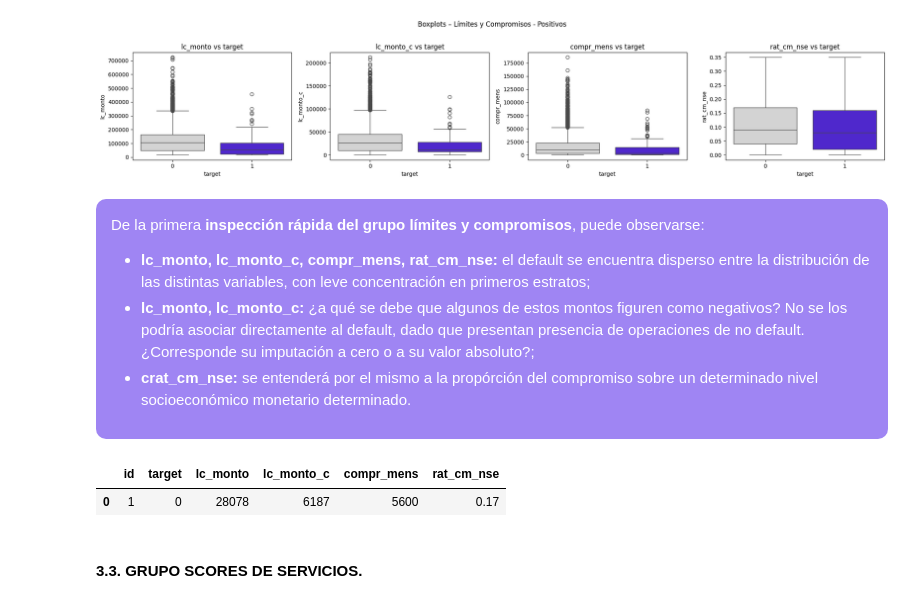
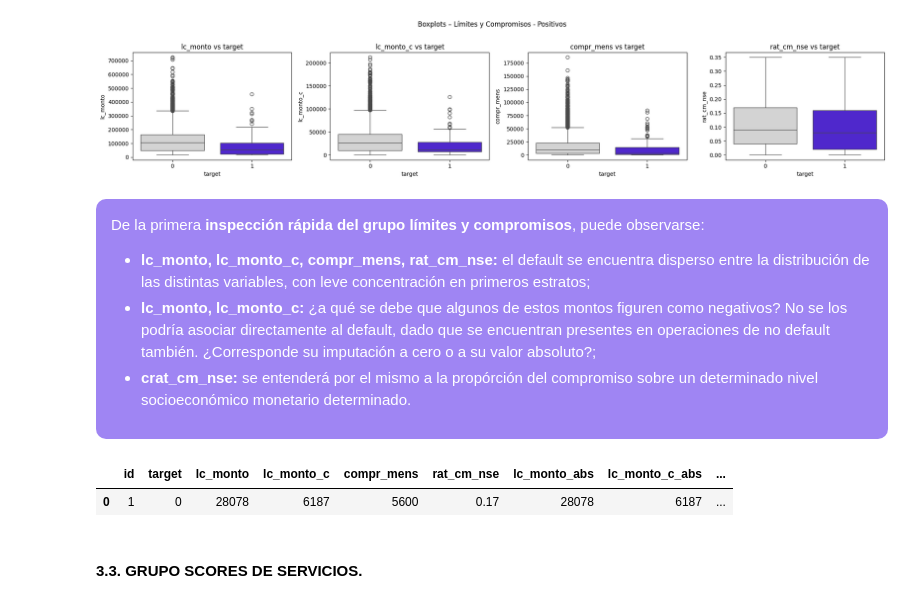
Before and after one commit to DavidGuzzi/Python-Projects, a Jupyter notebook: temporal/new/PersonalPay_DG.ipynb, the cells around one changed output. Saved outputs shown, nothing was run; the diff lists cells and outputs as text; code cells hidden in the pictures.

```diff
--- a/temporal/new/PersonalPay_DG.ipynb
+++ b/temporal/new/PersonalPay_DG.ipynb
@@ -369,10 +364,10 @@ GROUPS = {
         'pre_pre_sldo','pre_hip_sldo', 'pre_per_sldo', 'pre_otr_sldo', 'descub_mto'
     ],
     'rc': [
-        'rc_vg_6m','rc_vg_3m','rc_vg','rc_vg_fcap1','rc_vg_fcap2','rc_vg_fcap3'
+        'rc_vg', 'rc_vg_3m','rc_vg_6m','rc_vg_fcap1','rc_vg_fcap2','rc_vg_fcap3'
     ],
     'rf': [
-        'rf_vg_6m','rf_vg_3m','rf_vg','rf_vg_fcap1','rf_vg_fcap2'
+        'rf_vg', 'rf_vg_3m','rf_vg_6m','rf_vg_fcap1','rf_vg_fcap2'
     ],
     'laboral_afip': [
         'es_empleado','es_jubilado','es_pensionado','es_monotrib','es_autonomo',
@@ -570,19 +582,24 @@ plot_boxplots(df_limites_compromisos_p, gname='Límites y Compromisos - Positivo
 De la primera **inspección rápida del grupo límites y compromisos**, puede observarse:
 
 - **lc_monto, lc_monto_c, compr_mens, rat_cm_nse:** el default se encuentra disperso entre la distribución de las distintas variables, con leve concentración en primeros estratos;
-- **lc_monto, lc_monto_c:** ¿a qué se debe que algunos de estos montos figuren como negativos? No se los podría asociar directamente al default, dado que presentan presencia de operaciones de no default. ¿Corresponde su imputación a cero o a su valor absoluto?;
+- **lc_monto, lc_monto_c:** ¿a qué se debe que algunos de estos montos figuren como negativos? No se los podría asociar directamente al default, dado que se encuentran presentes en operaciones de no default también. ¿Corresponde su imputación a cero o a su valor absoluto?;
 - **crat_cm_nse:** se entenderá por el mismo a la propórción del compromiso sobre un determinado nivel socioeconómico monetario determinado.
 
 </div>
 # %%
 # Se generan variables en valor absoluto.
-df_limites_compromisos['lc_monto'] = abs(df_limites_compromisos['lc_monto'])
-df_limites_compromisos['lc_monto_c'] = abs(df_limites_compromisos['lc_monto_c'])
+df_limites_compromisos['lc_monto_abs'] = abs(df_limites_compromisos['lc_monto'])
+df_limites_compromisos['lc_monto_c_abs'] = abs(df_limites_compromisos['lc_monto_c'])
 
+df_limites_compromisos['ratio_limite'] = np.where(
+    df_limites_compromisos['lc_monto_abs'] == 0,
+    0,
+    df_limites_compromisos['lc_monto_c_abs'] / df_limites_compromisos['lc_monto_abs']
+)
 df_limites_compromisos.head(1)
 # %% [output]
-|  | id | target | lc_monto | lc_monto_c | compr_mens | rat_cm_nse |
-| 0 | 1 | 0 | 28078 | 6187 | 5600 | 0.17 |
+|  | id | target | lc_monto | lc_monto_c | compr_mens | rat_cm_nse | lc_monto_abs | lc_monto_c_abs | ... |
+| 0 | 1 | 0 | 28078 | 6187 | 5600 | 0.17 | 28078 | 6187 | ... |
 # %% [markdown]
 #### **3.3. GRUPO SCORES DE SERVICIOS.**
 # %%
```
Also changed, not shown: parts of 60 cells of this notebook, 2 other files.
